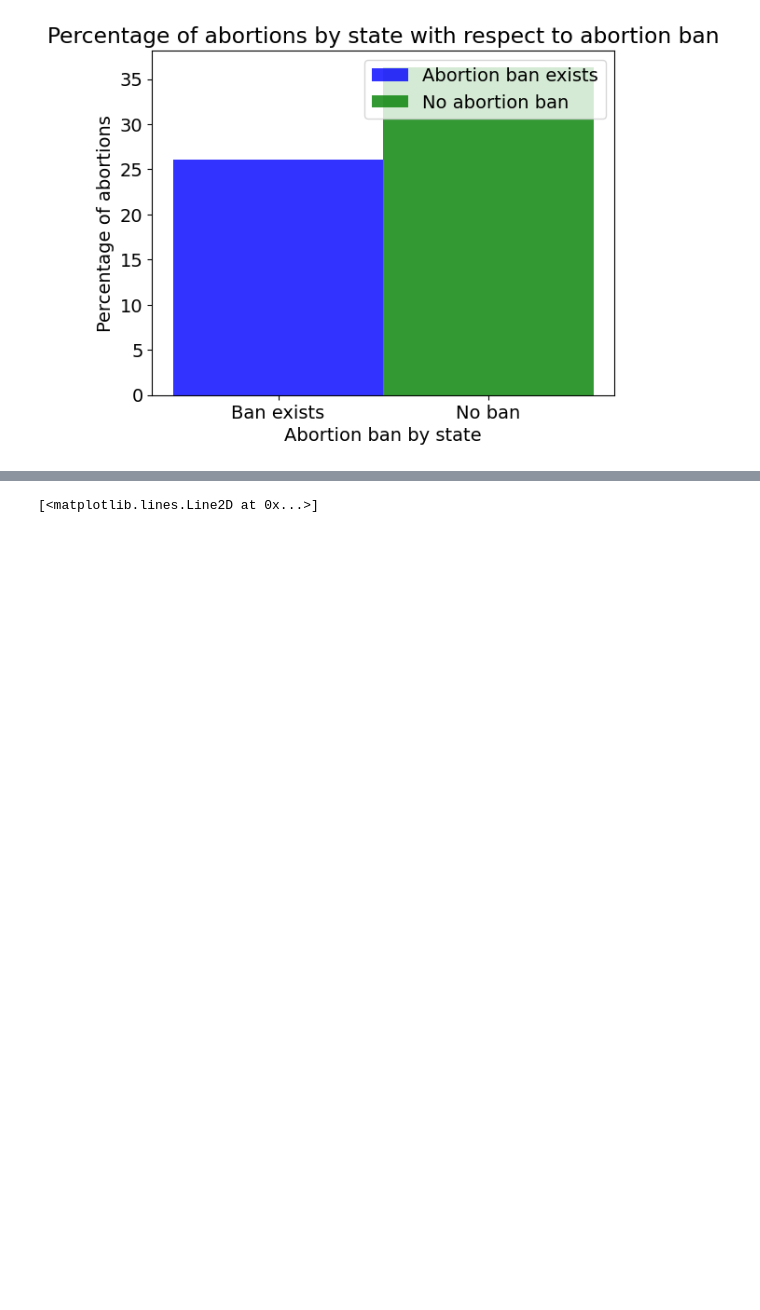
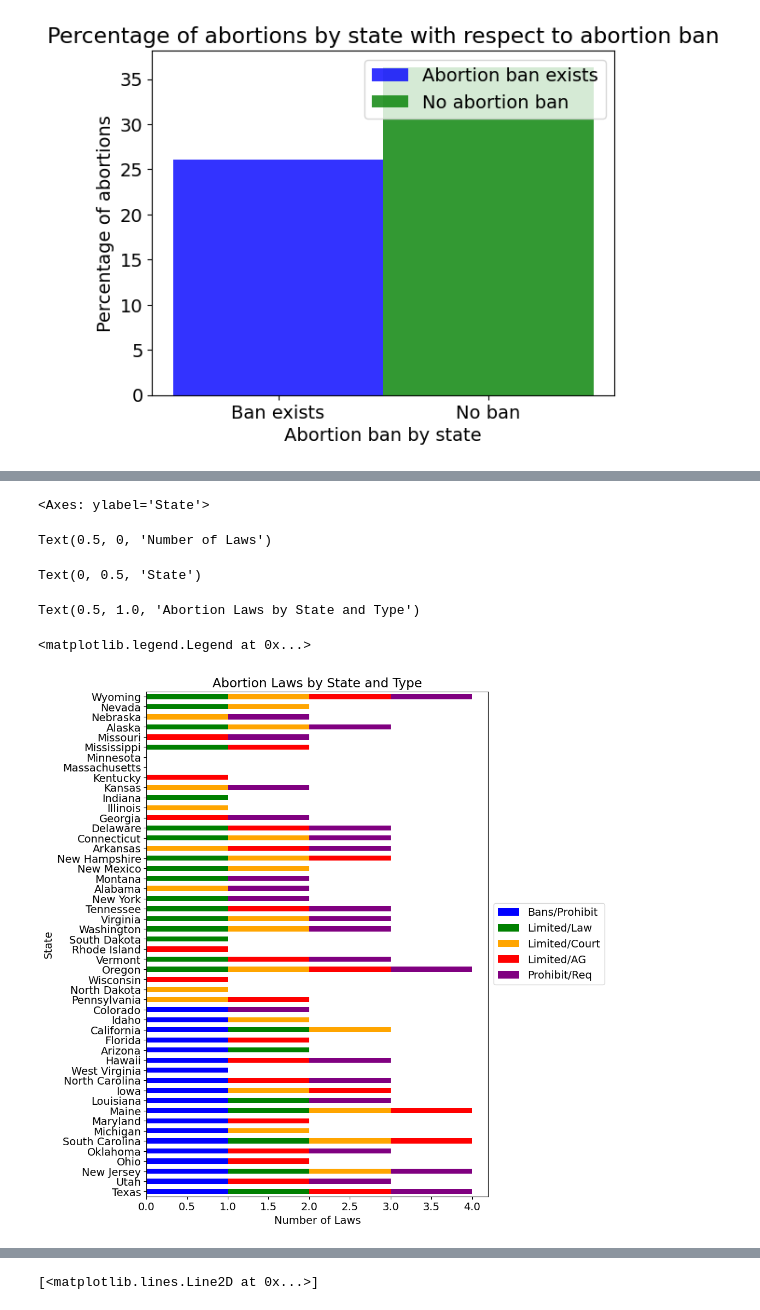
Before and after one commit to Mmarlo5/psychic-doodle, a Jupyter notebook: Copy_of_Problem_Set_5.ipynb, the cells around one changed output, grey strips where cells are left out. Saved outputs shown, nothing was run; the diff lists cells and outputs as text; code cells hidden in the pictures; blank space fills up the shorter version.

Commit message:
Some updated graphs_not done

```diff
--- a/Copy_of_Problem_Set_5.ipynb
+++ b/Copy_of_Problem_Set_5.ipynb
@@ -648 +642,49 @@ Text(0.5, 1.0, 'Abortion Laws by State and Type')
+# %%
+# create a sample dataframe with random data for all 50 states
+states = ['Alabama', 'Alaska', 'Arizona', 'Arkansas', 'California', 'Colorado', 'Connecticut', 'Delaware', 'Florida',
+          'Georgia', 'Hawaii', 'Idaho', 'Illinois', 'Indiana', 'Iowa', 'Kansas', 'Kentucky', 'Louisiana', 'Maine',
+          'Maryland', 'Massachusetts', 'Michigan', 'Minnesota', 'Mississippi', 'Missouri', 'Montana', 'Nebraska',
+          'Nevada', 'New Hampshire', 'New Jersey', 'New Mexico', 'New York', 'North Carolina', 'North Dakota', 'Ohio',
+          'Oklahoma', 'Oregon', 'Pennsylvania', 'Rhode Island', 'South Carolina', 'South Dakota', 'Tennessee', 'Texas',
+          'Utah', 'Vermont', 'Virginia', 'Washington', 'West Virginia', 'Wisconsin', 'Wyoming']
+
+data = {
+    'State': states,
+    'Bans/Prohibit': np.random.randint(0, 2, 50),
+    'Limited/Law': np.random.randint(0, 2, 50),
+    'Limited/Court': np.random.randint(0, 2, 50),
+    'Limited/AG': np.random.randint(0, 2, 50),
+    'Prohibit/Req': np.random.randint(0, 2, 50)
+}
+
+df = pd.DataFrame(data)
+
+# create a horizontal stacked bar chart
+fig, ax = plt.subplots(figsize=(10, 12))
+df.set_index('State', inplace=True)
+df_sorted = df.sort_values(by='Bans/Prohibit', ascending=False)
+df_sorted.plot(kind='barh', stacked=True, ax=ax, color=['blue', 'green', 'orange', 'red', 'purple'])
+
+# set axis labels and title
+ax.set_xlabel('Number of Laws')
+ax.set_ylabel('State')
+ax.set_title('Abortion Laws by State and Type')
+
+# create legend outside of plot and adjust plot size
+ax.legend(loc='center left', bbox_to_anchor=(1.0, 0.5))
+plt.subplots_adjust(right=0.75)
+
+plt.show()
+#The data contains the date that the law went into affect which is resulting in a random sample being taken.
+#Updated Graph will show the retrictions that went into effect by state after Roe v. Wade was overturned on June 24th, 2022
+#For this graph I decided to use states that were either lean toward political extremes to ulitize the data.
+#Interesting that California has Limited_AG (limited by gestation weeks) but none of the other states do.
+#aok: could have all states, just make it tight and smaller bars and fonts
+# %% [output]
+<Axes: ylabel='State'>
+Text(0.5, 0, 'Number of Laws')
+Text(0, 0.5, 'State')
+Text(0.5, 1.0, 'Abortion Laws by State and Type')
+<matplotlib.legend.Legend at 0x...>
+[figure, added]
 # %% [markdown]
```
Also changed, not shown: parts of 11 cells of this notebook.
